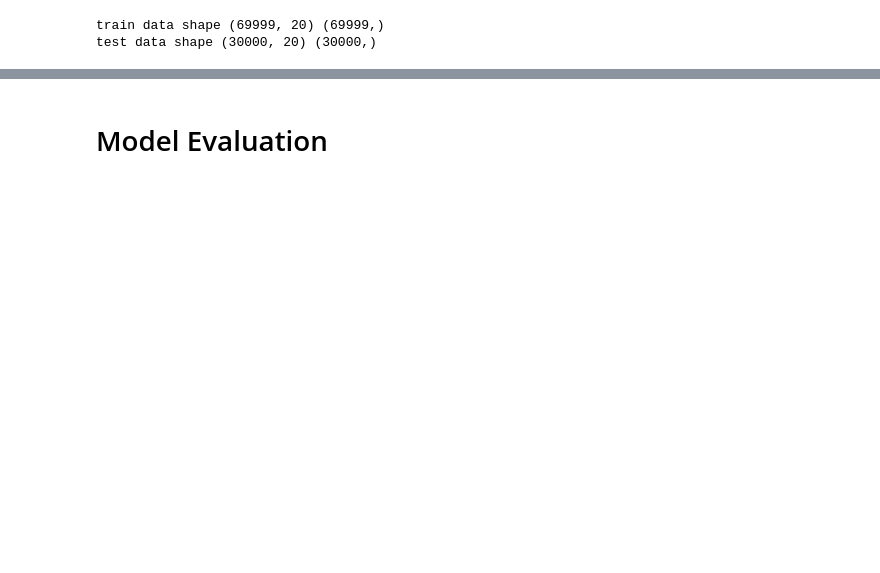
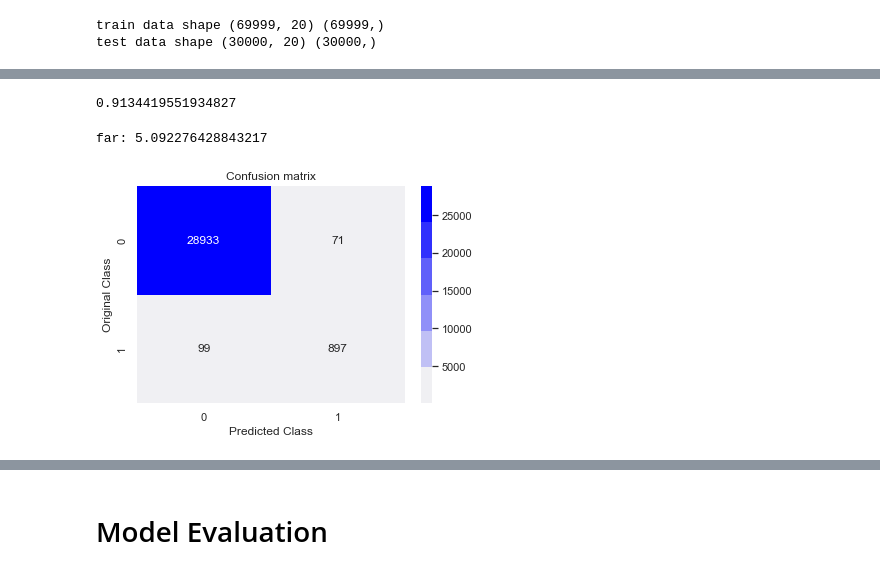
Before and after one commit to yjdBeam/CEG5003, a Jupyter notebook: supervised_learning/S_ARM_Live/SML_ARM_Live.ipynb, the cells around one changed output, grey strips where cells are left out. Cells and saved outputs as stored; diff of their text form; code cells hidden in the pictures; blank space fills up the shorter version.

```diff
--- a/ARM_unsuper/ARM_UML_Live_Data.ipynb
+++ b/supervised_learning/S_ARM_Live/SML_ARM_Live.ipynb
@@ -581,0 +763,15 @@ defaultdict(list,
+# %%
+# Stacking classifier
+
+clf1 = SGDClassifier(alpha=0.0001,eta0=0.001, penalty='l2', loss='log', n_jobs = -1, max_iter=100)
+clf1.fit(df_train, y_train)
+sig_clf1 = CalibratedClassifierCV(clf1, method="sigmoid")
+
+clf2 = SGDClassifier(alpha=0.0001,eta0=0.01, penalty='l2', loss='hinge', n_jobs = -1, max_iter=100)
+clf2.fit(df_train, y_train)
+sig_clf2 = CalibratedClassifierCV(clf2, method="sigmoid")
+
+
+clf3 = RandomForestClassifier(criterion='gini', random_state=42, n_jobs=-1, max_depth=50,min_samples_split=50, n_estimators=2000)
+clf3.fit(df_train, y_train)
+sig_clf3 = CalibratedClassifierCV(clf3, method="sigmoid")
@@ -581,0 +789,12 @@ defaultdict(list,
+# %%
+lr = LogisticRegression(C=10)
+sig_clf_sc = StackingClassifier(estimators=[("lr",sig_clf1), ("svm", sig_clf2),("RF", sig_clf3)], final_estimator=lr, n_jobs=-1)
+sig_clf_sc.fit(df_train, y_train)
+predict_y_tr_sc= sig_clf_sc.predict(df_train)
+predict_y_te_sc = sig_clf_sc.predict(df_test)
+sc_f1 = f1_score(y_test, predict_y_te_sc)
+print(sc_f1)
+# %% [output]
+0.9134419551934827
+# %%
+cm_sc = confusion_matrix(y_test, predict_y_te_sc)
@@ -581,0 +803,11 @@ defaultdict(list,
+# %%
+fpr_sc = fp/(fp+tn)*100
+fnr_sc = fn/(fn+tp)*100
+far_sc = (fpr_sc+fnr_sc)/2
+print("far:",far_sc)
+# %% [output]
+far: 5.092276428843217
+# %%
+plot_cm(cm_sc)
+# %% [output]
+[figure, added]
```
Also changed, not shown: parts of 84 cells of this notebook, 41 other files.
